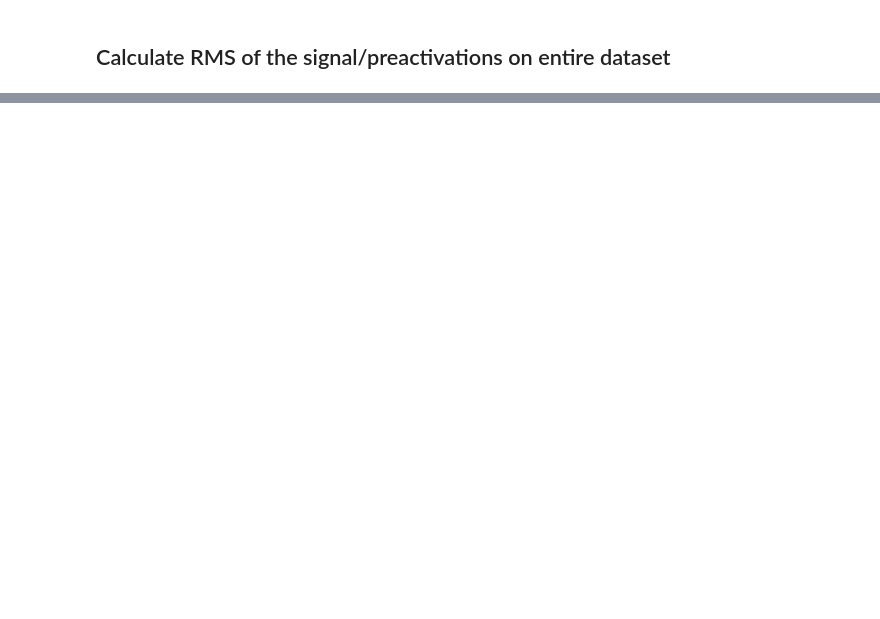
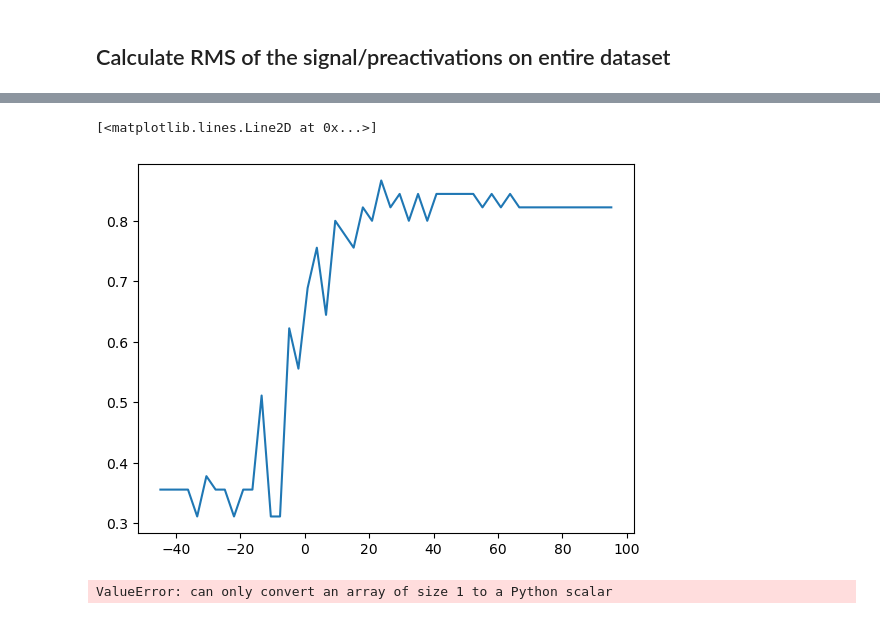
Before and after one commit to vjaltare/sawy, a Jupyter notebook: notebooks/uci_iris_figures_v2.ipynb, the cells around one changed output, grey strips where cells are left out. Saved outputs shown, nothing was run; the diff lists cells and outputs as text; code cells hidden in the pictures; blank space fills up the shorter version.

```diff
--- a/notebooks/uci_iris_figures_v2.ipynb
+++ b/notebooks/uci_iris_figures_v2.ipynb
@@ -193,13 +226,13 @@ Processing model: /local_disk/vikrant/trident/models/snr_sweep_iris_2026-05-08_n
 _, X_test, _, y_test = load_uci_iris(normalize=True, key=101, train_test_split=0.7)
 
 # setting up sweep for noise
-noise_std_arr = jnp.logspace(-4, 4, 50)
+noise_std_arr = jnp.logspace(-5, 2, 50)
 
 # load the model_preactivations_rms data
-model_preact_data = pickle.load(open(os.path.join(DATA_PATH, "models_preactivations_rms_2026-05-12.pkl"), "rb"))
+model_preact_data = pickle.load(open(os.path.join(DATA_PATH, "models_preactivations_rms_2026-05-13.pkl"), "rb"))
 
 # number of noise resamples
-num_resamples = 30
+num_resamples = 100
 
 # store the metrics in a dictionary
 metrics_dict = defaultdict(list)
@@ -227,17 +260,19 @@ for model_idx, model in tqdm(enumerate(snr_models), total=len(snr_models)):
         # for loop for resampling
         for r in range(num_resamples):
 
-            seed = model_configs['seed']
+            seed = model_configs['seed'] + r
             rngs = nnx.Rngs(
-                params=model_configs['seed'] + 0,
-                dropout=model_configs['seed'] + 1,
-                activation=model_configs['seed'] + 2,
+                params=seed + 0,
+                dropout=seed + 1,
+                activation=seed + 2,
+                next=seed+3
                 )
 
             # load the model states
+            # print(noise_std)
             trident_model = FFN(
                 layers=model_configs['layers'],
-                noise_std=noise_std,
+                noise_std=noise_std.item(),
                 threshold=model_configs['threshold'],
                 ActivationFunction=DualSampleTernary,
                 rngs=rngs
@@ -262,9 +297,12 @@ for model_idx, model in tqdm(enumerate(snr_models), total=len(snr_models)):
             metrics_dict['noise_std'].append(noise_std.item())
             metrics_dict['model_index'].append(model_idx)
             metrics_dict['resample_index'].append(r)
+            # TODO: Rerun this cell to include training snr and sparsity
+            metrics_dict['training_snr'].append(model_configs['training_snr'])
+            metrics_dict['training_sparsity'].append(model_configs['trianing_sparsity'])
 
             if r == num_resamples-1:
-                print(f"Training Noise: {model_data['noise_std'].item()} | Avg. accuracy: {sum(metrics_dict['accuracy'][-num_resamples:])/num_resamples:.4f} | Avg sparsity: {sum(metrics_dict['sparsity'][-num_resamples:])/num_resamples:.4f} | SNR: {snr:.4f}")
+                print(f"Training Noise: {model_configs['noise_std']} | Avg. accuracy: {sum(metrics_dict['accuracy'][-num_resamples:])/num_resamples:.4f} | Avg sparsity: {sum(metrics_dict['sparsity'][-num_resamples:])/num_resamples:.4f} | SNR: {snr:.4f}")
 
 
 # at the end of each resample, print the metrics for the last noise level
@@ -285,0 +471,11 @@ NameError: name 'mean' is not defined
+# %%
+df = snr_data.loc[snr_data['model_index'] == 0].loc[snr_data['resample_index'] == 0]
+plt.plot(df['snr'], df['accuracy'])
+# %% [output]
+[<matplotlib.lines.Line2D at 0x...>]
+[figure, added]
+# %%
+xx = jnp.array([2, 3, 4])
+xx.item()
+# %% [output]
+ValueError: can only convert an array of size 1 to a Python scalar
```
Also changed, not shown: parts of 7 cells of this notebook, 2 other files.
